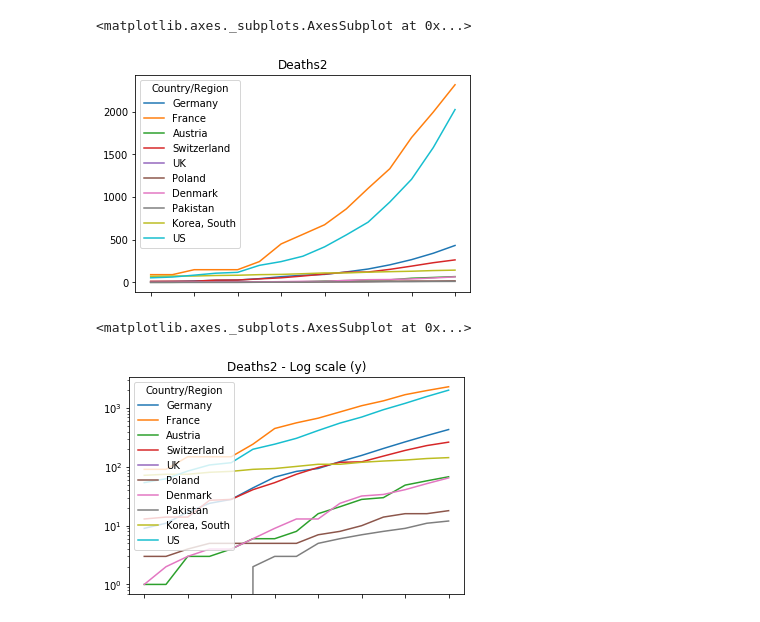
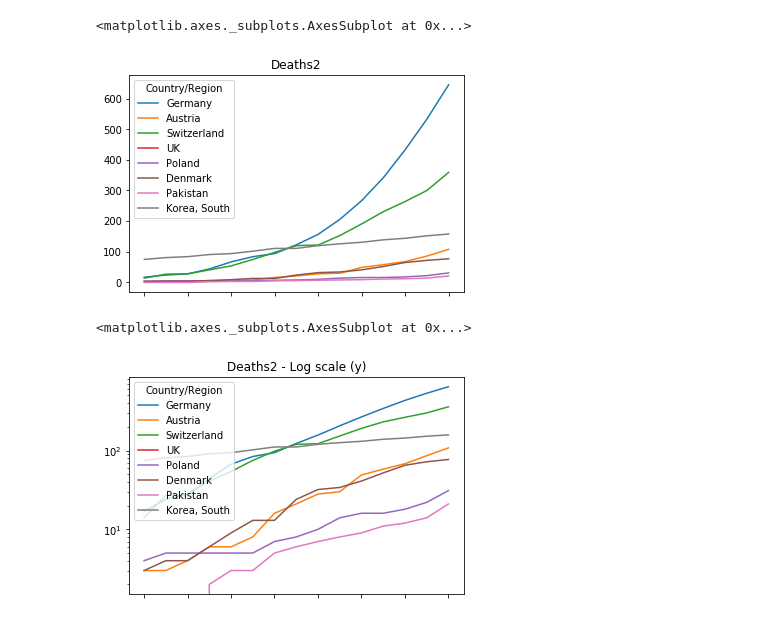
Before and after one commit to HermannBerg/MyCoronAnalysis, a Jupyter notebook: coronanalysis.ipynb, the cells around one changed output. Saved outputs shown, nothing was run; the diff lists cells and outputs as text; code cells hidden in the pictures.

```diff
--- a/coronanalysis.ipynb
+++ b/coronanalysis.ipynb
@@ -57,14 +58,14 @@ ds1.plot.line(title='Deaths')
 # %%
-selection4 = deaths.loc[['Germany','France','Austria','Switzerland','UK','Poland','Denmark','Pakistan','Korea, South','US']]
+selection4 = deaths.loc[['Germany','Austria','Switzerland','UK','Poland','Denmark','Pakistan','Korea, South']]
 
 ds2 = selection4.transpose().tail(15)
 
 ds2.plot.line(title='Deaths2')
 # %% [output]
 <matplotlib.axes._subplots.AxesSubplot at 0x...>
-[figure, old version]
+[figure, new version]
 # %%
 ds2.plot.line(title='Deaths2 - Log scale (y)',logy=True)
 # %% [output]
 <matplotlib.axes._subplots.AxesSubplot at 0x...>
-[figure, old version]
+[figure, new version]
```
Also changed, not shown: parts of 6 cells of this notebook, 2 other files.
